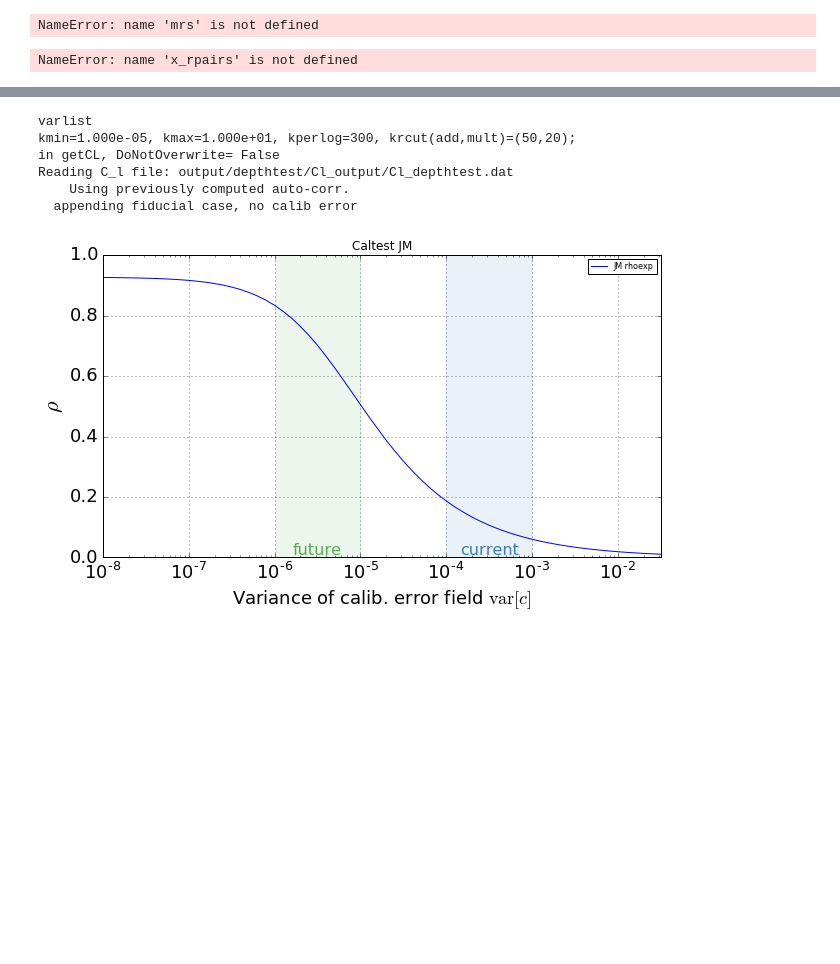
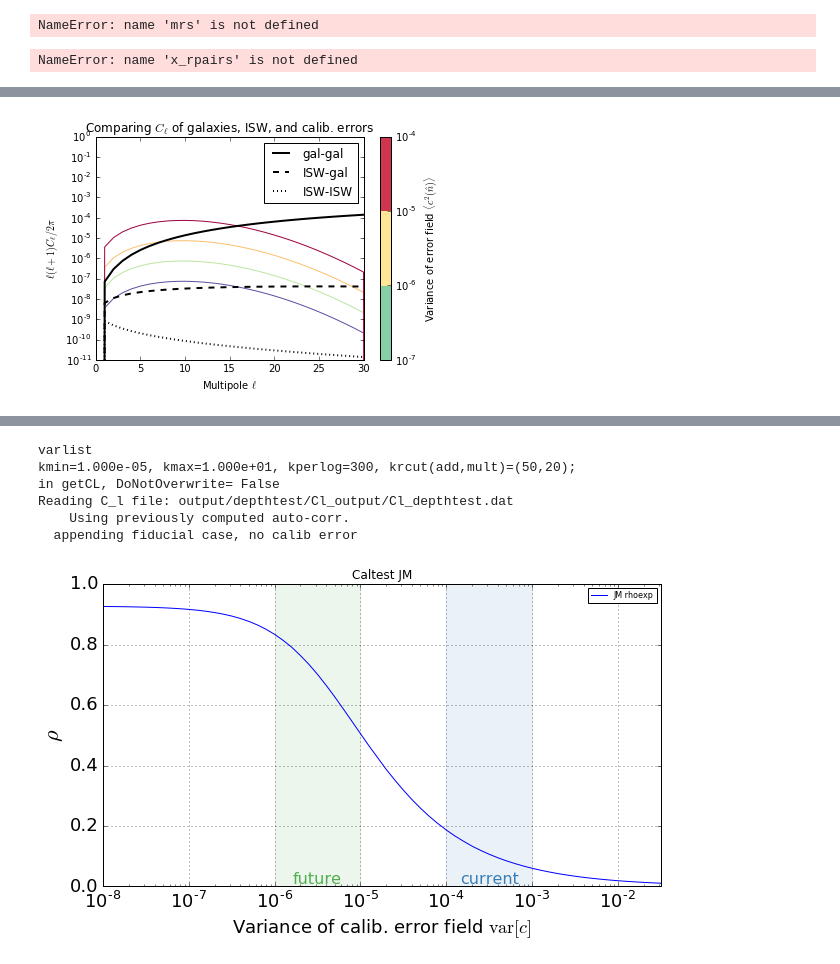
Before and after one commit to jessmuir/isw_reconstr, a Jupyter notebook: NW Multi.ipynb, the cells around one changed output, grey strips where cells are left out. Drawn from its saved outputs; the diff is of its cells as text; code cells hidden in the pictures; blank space fills up the shorter version.

```diff
--- a/NW Multi.ipynb
+++ b/NW Multi.ipynb
@@ -903 +866,90 @@ Reading C_l file: output/mCal04_fidz0_bv0/Cl_output/Cl_depthtest.dat
 [figure]
+# %%
+runeuc.caltest_Clcomp()
+
+# this from run_euclid. Adapt to multi, generic z0 to look at noise vs signal Cl.
+#---------------------------------------------------------------
+# plot comparison bewteen Cl cal and Cl gal or Cl gal-ISW to understand
+# why the transition in rho happens where it is
+def mcaltest_Clcomp(z0,varlist=[1.e-7,1.e-6,1.e-5,1.e-4],shape='g',callmin=0,callmax=30,width=10.,
+                    plotdir='output/caltest_plots/',saveplot=False):
+    Nvar=len(varlist)
+    #get Clcal and Cl
+    fidbins=runeuc.caltest_get_fidbins(z0)
+    iswbin=fidbins[0].tag #will be the isw map
+    iswind=0
+    lssbin=fidbins[1].tag #will just be the depthtest bin map
+    lssind=1
+    fidcl=runeuc.caltest_get_clfid(z0)
+    l=np.arange(fidcl.Nell)
+
+    #construct map-mod combos for the variances given
+    mapmods=runeuc.caltest_getmapmods_onebin(lssbin,varlist,callmax,callmin,shape,width)
+    clcal=np.zeros((Nvar,fidcl.Nell))
+    for i in xrange(Nvar):
+        ctag=mapmods[i][1]
+        if ctag[:2]=='l2':#power law
+            var,maxl,minl=gmc.parsemodtag_fixedvar_l2(ctag)
+            thiscalcl=gmc.gen_error_cl_fixedvar_l2(var,maxl,minl)
+        elif ctag[:1]=='g':#gaussian
+            var,maxl,minl,width=gmc.parsemodtag_fixedvar_gauss(ctag)
+            thiscalcl=gmc.gen_error_cl_fixedvar_gauss(var,maxl,minl,width=width)
+        clcal[i,:callmax+1]=thiscalcl
+
+    #plot Cl cal for various variance values in color gradient
+    # http://matplotlib.org/xkcd/examples/color/colormaps_reference.html
+    cm=plt.get_cmap('Spectral_r')
+    cNorm=runeuc.colors.LogNorm()#max and min numbers colors need to span
+    scalarMap=runeuc.cmx.ScalarMappable(norm=cNorm,cmap=cm)
+    varcols=scalarMap.to_rgba(varlist)
+    clscaling=l*(l+1.)/(2*np.pi)
+    #to get colorbar key, need ot set up a throw-away map
+    dummyz=[[0,0],[0,0]]
+    dummylevels=varlist
+    dummyplot=plt.contourf(dummyz,dummylevels,cmap=cm,norm=cNorm)
+    plt.clf()
+    fig=plt.gcf()
+
+    fig=plt.figure(0)
+    ax=plt.subplot()
+    plt.title(r'Comparing $C_{{\ell}}$ of galaxies, ISW, and calib. errors')
+    plt.ylabel(r'$\ell(\ell+1)C_{{\ell}}/2\pi$')
+    plt.xlabel(r'Multipole $\ell$')
+    plt.xlim((0,30))
+    plt.ylim((1.e-11,1.))
+    plt.yscale('log')
+    for i in xrange(Nvar):
+        plt.plot(l,np.fabs(clcal[i,:])*clscaling,color=varcols[i])
+
+    #plto fid cl
+    #overlay Clgal, Clgal-isw in bolded lines
+    lssauto=fidcl.crossinds[lssind,lssind]
+    lssisw=fidcl.crossinds[iswind,lssind]
+    iswauto=fidcl.crossinds[iswind,iswind]
+
+    line1,=plt.plot(l,np.fabs(fidcl.cl[lssauto,:])*clscaling,color='black',linestyle='-',linewidth=2,label='gal-gal')
+    line2,=plt.plot(l,np.fabs(fidcl.cl[lssisw,:])*clscaling,color='black',linestyle='--',linewidth=2,label='ISW-gal')
+    line3,=plt.plot(l,np.fabs(fidcl.cl[iswauto,:])*clscaling,color='black',linestyle=':',linewidth=2,label='ISW-ISW')
+
+
+    #set up colorbar
+    logminvar=int(np.log10(min(varlist)))
+    logmaxvar=int(np.log10(max(varlist)))+1
+    Nlog=logmaxvar-logminvar
+    varticks=[10**(logminvar+n) for n in xrange(Nlog)]
+    #cbaxes=fig.add_axes([.8,.1,.03,.8])#controls location of colorbar
+    colbar=fig.colorbar(dummyplot,ticks=varticks)
+    colbar.set_label(r'Variance of error field $\langle c^2(\hat{{n}})\rangle$')
+
+    #get legend entry for Clcal
+    #cal_patch = mpatches.Patch( color='red',label='cal. error')
+    plt.legend(handles=[line1,line2,line3])
+
+    plotname='caltest_cl_compare'
+    outname=plotdir+plotname+'.pdf'
+    if saveplot:
+        print 'saving',outname
+        plt.savefig(outname)
+        plt.close()
+mcaltest_Clcomp(.3)
+# %% [output]
@@ -903,0 +958 @@ Reading C_l file: output/mCal04_fidz0_bv0/Cl_output/Cl_depthtest.dat
+[figure, added]
```
Also changed, not shown: parts of 9 cells of this notebook, 5 other files.
